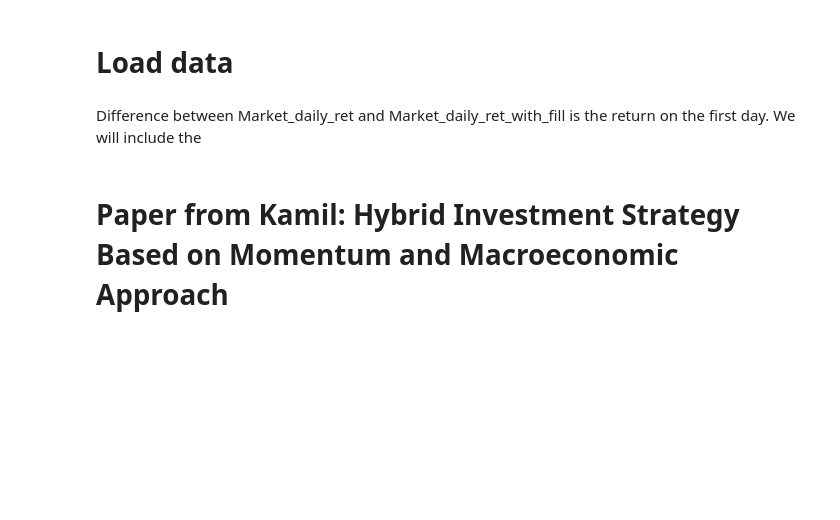
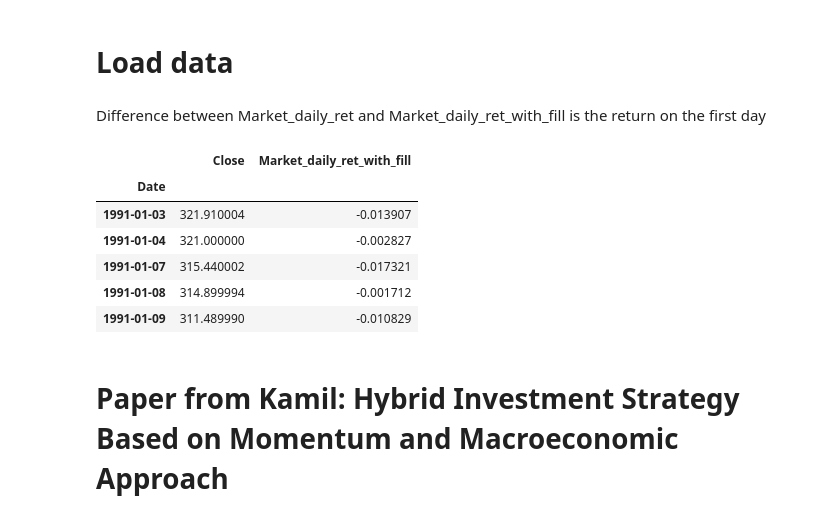
Before and after one commit to scastellanog/Walk-forward-optimization, a Jupyter notebook: Buy & Hold/Performance metrics test.ipynb, the cells around one changed output. Drawn from its saved outputs; the diff is of its cells as text; code cells hidden in the pictures; blank space fills up the shorter version.

```diff
--- a/Buy & Hold/Performance metrics test.ipynb
+++ b/Buy & Hold/Performance metrics test.ipynb
@@ -27,12 +27,21 @@ os.chdir("/Users/Sergio/Documents/Master_QF/Thesis/Code/Algorithmic Strategies")
 # %% [markdown]
 # Load data
 # %% [markdown]
-Difference between Market_daily_ret and Market_daily_ret_with_fill is the return on the first day. We will include the
+Difference between Market_daily_ret and Market_daily_ret_with_fill is the return on the first day
 # %%
 %run Functions.ipynb
 data = get_sp500_data(from_local_file=True, save_to_file=False)
 data['Market_daily_ret_with_fill'] = data['Close'].pct_change()
-data = data[['Close', 'Market_daily_ret_with_fill']]
+data = data.loc['1991-01-03':'2020', ['Close', 'Market_daily_ret_with_fill']]
+data.head()
+# %% [output]
+|  | Close | Market_daily_ret_with_fill |
+| Date |  |  |
+| 1991-01-03 | 321.910004 | -0.013907 |
+| 1991-01-04 | 321.000000 | -0.002827 |
+| 1991-01-07 | 315.440002 | -0.017321 |
+| 1991-01-08 | 314.899994 | -0.001712 |
+| 1991-01-09 | 311.489990 | -0.010829 |
 # %% [markdown]
 # Paper from Kamil: Hybrid Investment Strategy Based on Momentum and Macroeconomic Approach
 # %% [markdown]
```
Also changed, not shown: parts of 5 cells of this notebook.
